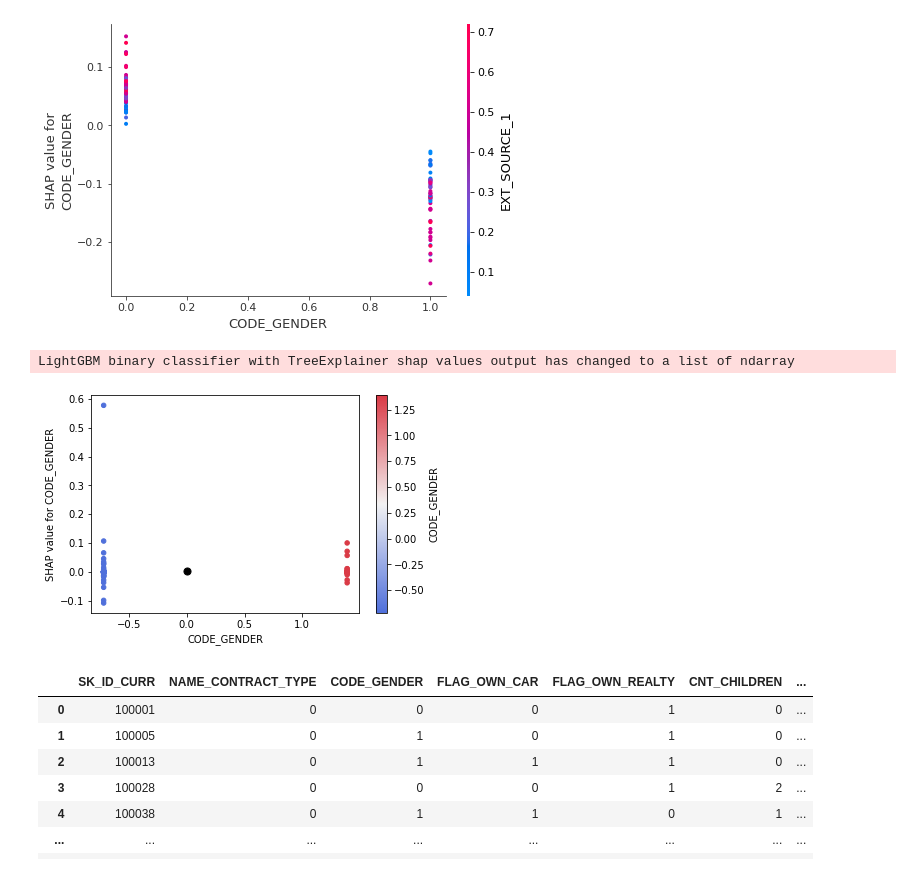
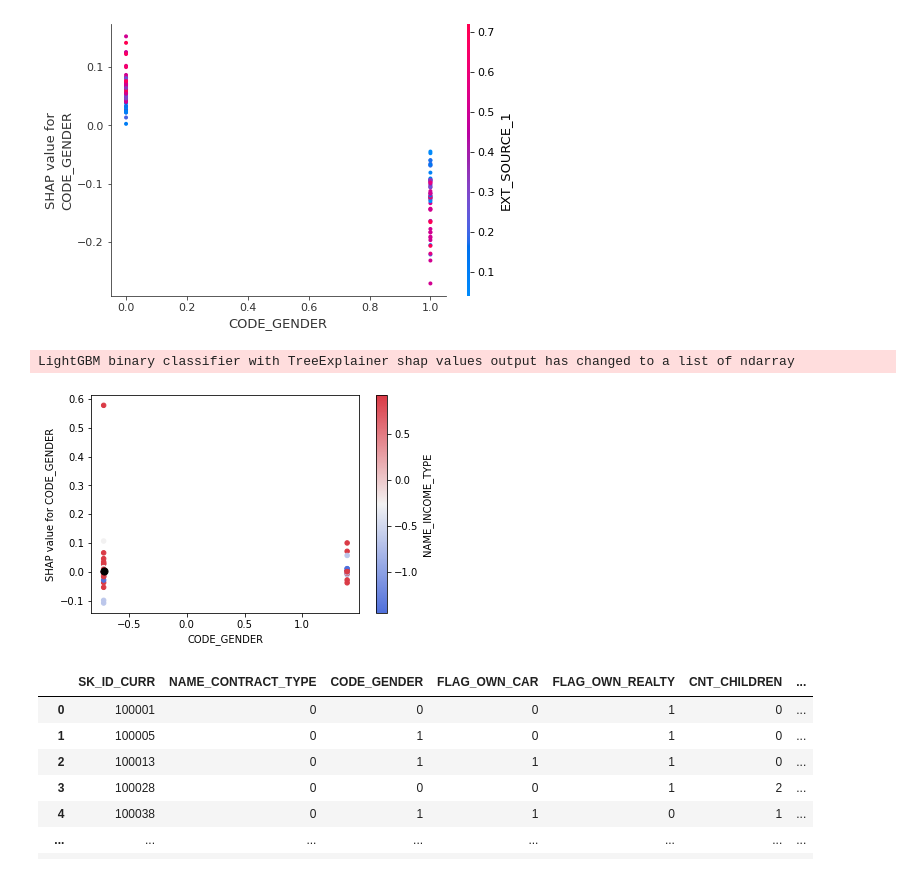
Before and after one commit to CecileLecoublet/Projet_credit, a Jupyter notebook: Dashboard/test.ipynb, the cells around one changed output. Cells and saved outputs as stored; diff of their text form; code cells hidden in the pictures.

```diff
--- a/Dashboard/test.ipynb
+++ b/Dashboard/test.ipynb
@@ -54,18 +54,18 @@ def dep_plt(col, color_by, base_actual_df, base_shap_df, overlay_x, overlay_y):
 # %%
 X_train = X_train_scaled[0:122]
 shap_values_train = explainer.shap_values(X_train)
 j = 0
 for i in range(0, len(imp_cols)):
     #plot the top var and color by the 2nd var
     if i == 0 :
-        dep_plt(imp_cols[i], imp_cols[0],
+        dep_plt(imp_cols[i], imp_cols[2],
         X_train,
         shap_values_train[0][i],
         X_test_scaled.iloc[j,:][imp_cols[i]],
         shap_values[0][i][0])
 # %% [output]
 LightGBM binary classifier with TreeExplainer shap values output has changed to a list of ndarray
-[figure, old version]
+[figure, new version]
 # %%
 X_test
 # %% [output]
```
Also changed, not shown: parts of 2 cells of this notebook, 1 other file.
